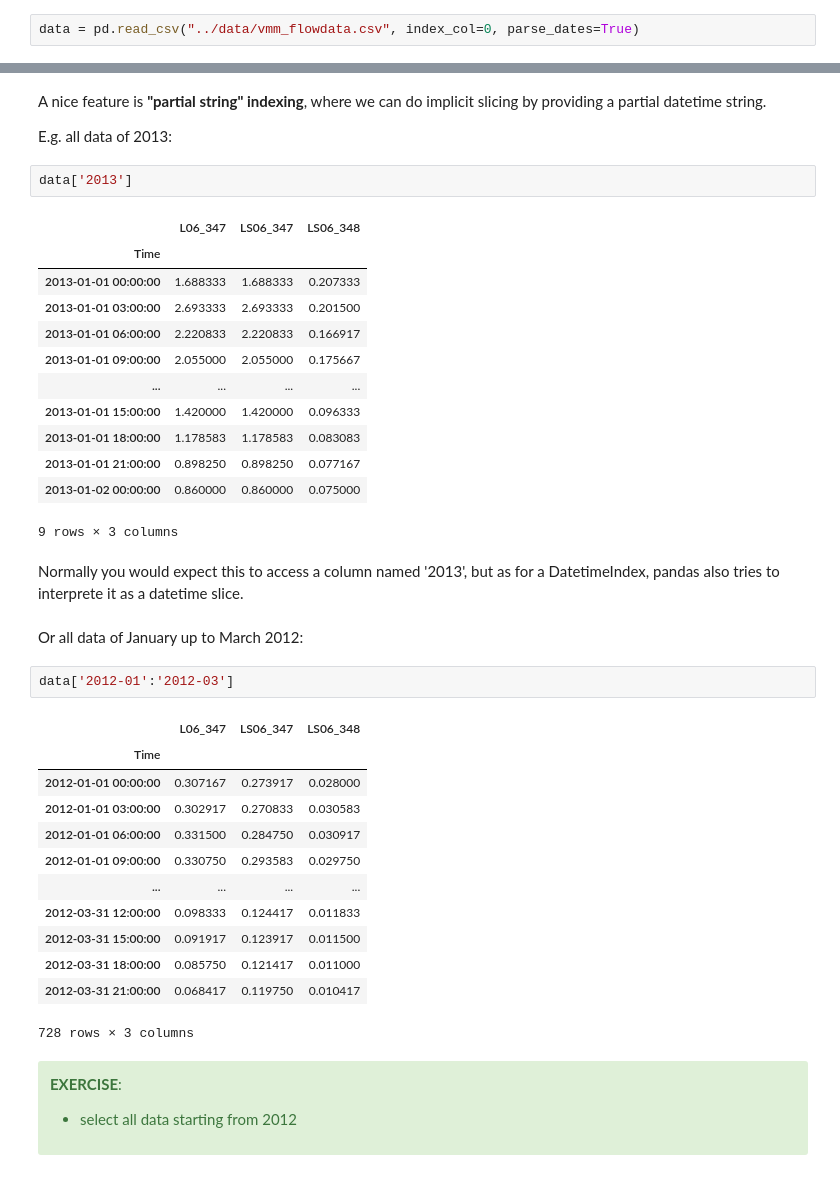
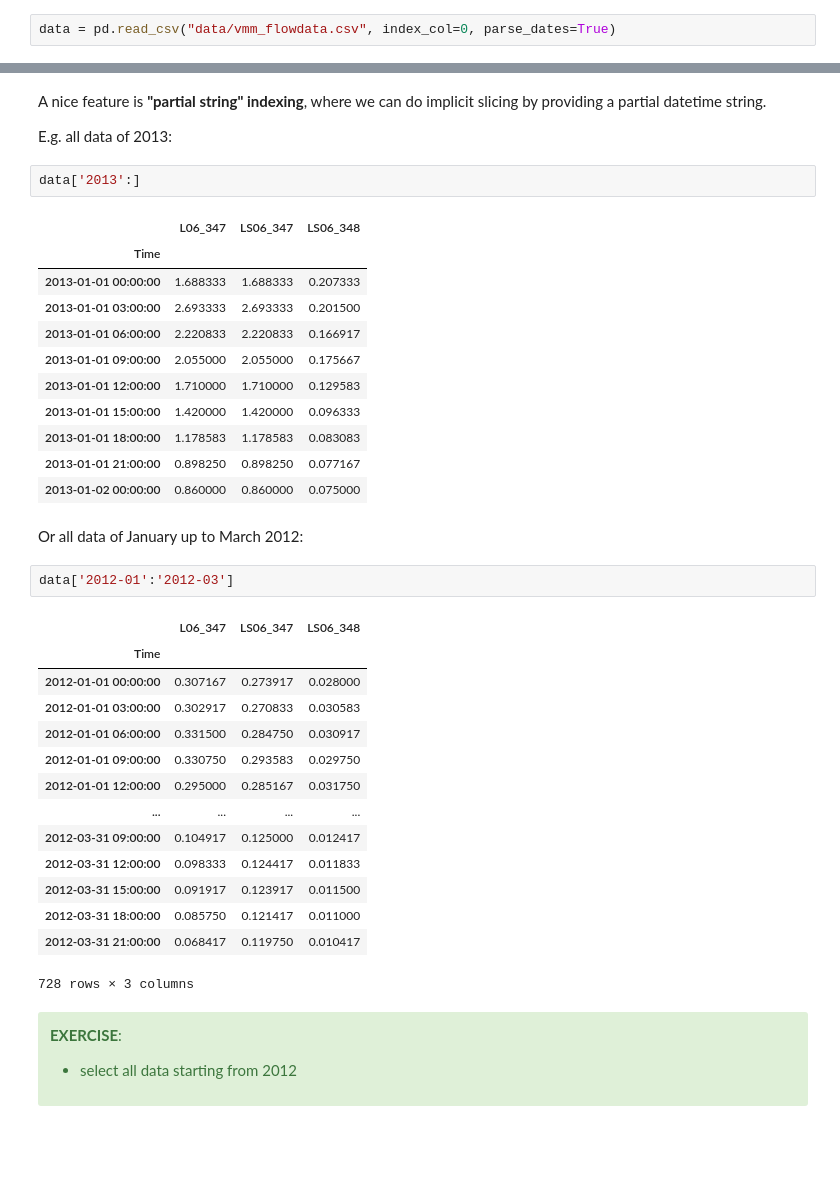
Before and after one commit to jorisvandenbossche/FLAMES-python-data-wrangling, a Jupyter notebook: _solved/pandas_04_time_series_data.ipynb, the cells around one changed output, grey strips where cells are left out. Cells and saved outputs as stored; diff of their text form; blank space fills up the shorter version.

Commit message:
Update pandas notebooks (#7)

```diff
--- a/_solved/pandas_04_time_series_data.ipynb
+++ b/_solved/pandas_04_time_series_data.ipynb
@@ -187,7 +189,7 @@ data
 # %% [markdown]
 The steps above are provided as built-in functionality of `read_csv`:
 # %%
-data = pd.read_csv("../data/vmm_flowdata.csv", index_col=0, parse_dates=True)
+data = pd.read_csv("data/vmm_flowdata.csv", index_col=0, parse_dates=True)
 # %% [markdown]
 <div class="alert alert-info">
 <b>REMEMBER</b>: <br><br>
@@ -277,22 +282,19 @@ A nice feature is **"partial string" indexing**, where we can do implicit slicin
 
 E.g. all data of 2013:
 # %%
-data['2013']
+data['2013':]
 # %% [output]
 |  | L06_347 | LS06_347 | LS06_348 |
 | Time |  |  |  |
 | 2013-01-01 00:00:00 | 1.688333 | 1.688333 | 0.207333 |
 | 2013-01-01 03:00:00 | 2.693333 | 2.693333 | 0.201500 |
 | 2013-01-01 06:00:00 | 2.220833 | 2.220833 | 0.166917 |
 | 2013-01-01 09:00:00 | 2.055000 | 2.055000 | 0.175667 |
-| ... | ... | ... | ... |
+| 2013-01-01 12:00:00 | 1.710000 | 1.710000 | 0.129583 |
 | 2013-01-01 15:00:00 | 1.420000 | 1.420000 | 0.096333 |
 | 2013-01-01 18:00:00 | 1.178583 | 1.178583 | 0.083083 |
 | 2013-01-01 21:00:00 | 0.898250 | 0.898250 | 0.077167 |
 | 2013-01-02 00:00:00 | 0.860000 | 0.860000 | 0.075000 |
-9 rows × 3 columns
-# %% [markdown]
-Normally you would expect this to access a column named '2013', but as for a DatetimeIndex, pandas also tries to interprete it as a datetime slice.
 # %% [markdown]
 Or all data of January up to March 2012:
 # %%
@@ -304,7 +306,9 @@ data['2012-01':'2012-03']
 | 2012-01-01 03:00:00 | 0.302917 | 0.270833 | 0.030583 |
 | 2012-01-01 06:00:00 | 0.331500 | 0.284750 | 0.030917 |
 | 2012-01-01 09:00:00 | 0.330750 | 0.293583 | 0.029750 |
+| 2012-01-01 12:00:00 | 0.295000 | 0.285167 | 0.031750 |
 | ... | ... | ... | ... |
+| 2012-03-31 09:00:00 | 0.104917 | 0.125000 | 0.012417 |
 | 2012-03-31 12:00:00 | 0.098333 | 0.124417 | 0.011833 |
 | 2012-03-31 15:00:00 | 0.091917 | 0.123917 | 0.011500 |
 | 2012-03-31 18:00:00 | 0.085750 | 0.121417 | 0.011000 |
```
Also changed, not shown: parts of 18 cells of this notebook, 8 other files.
